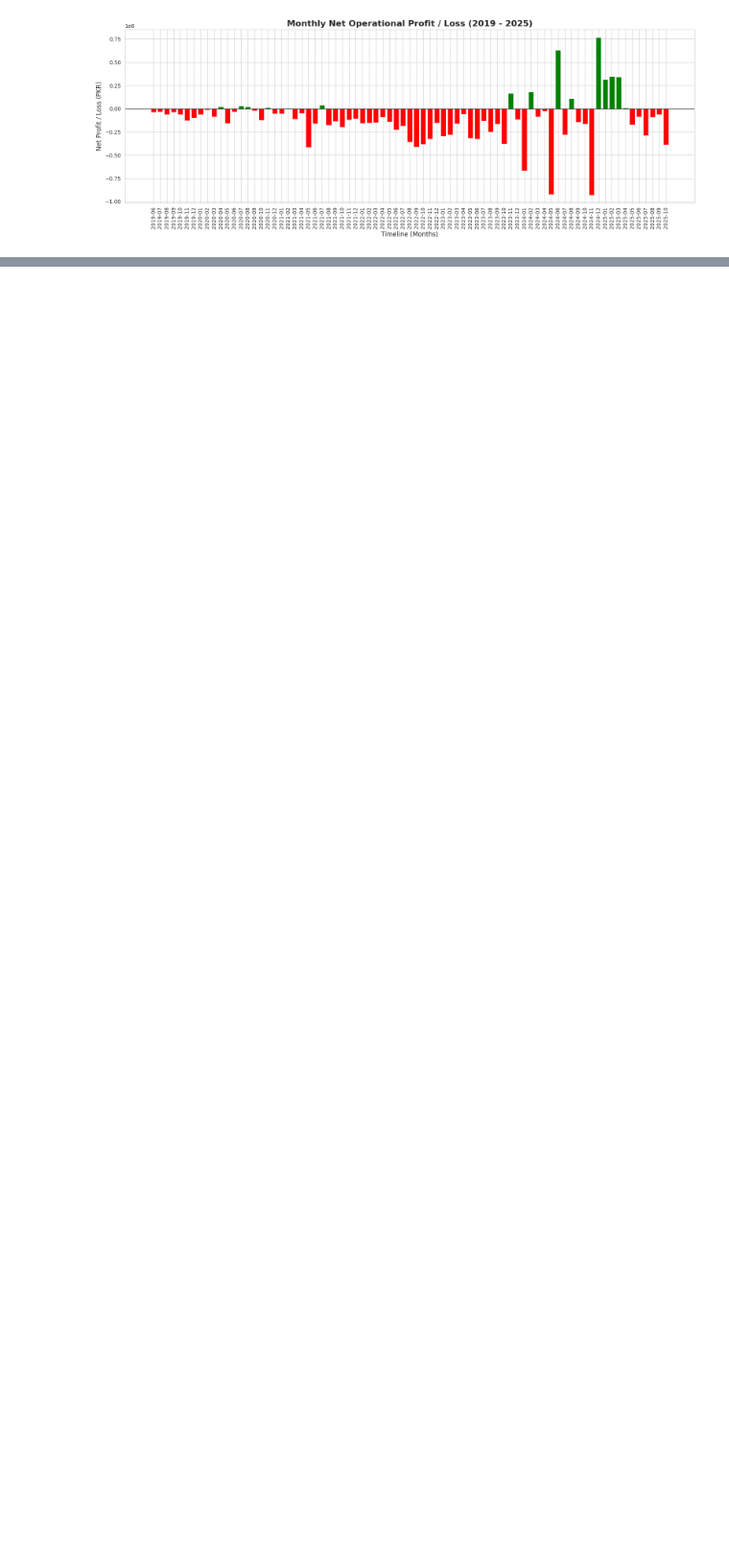
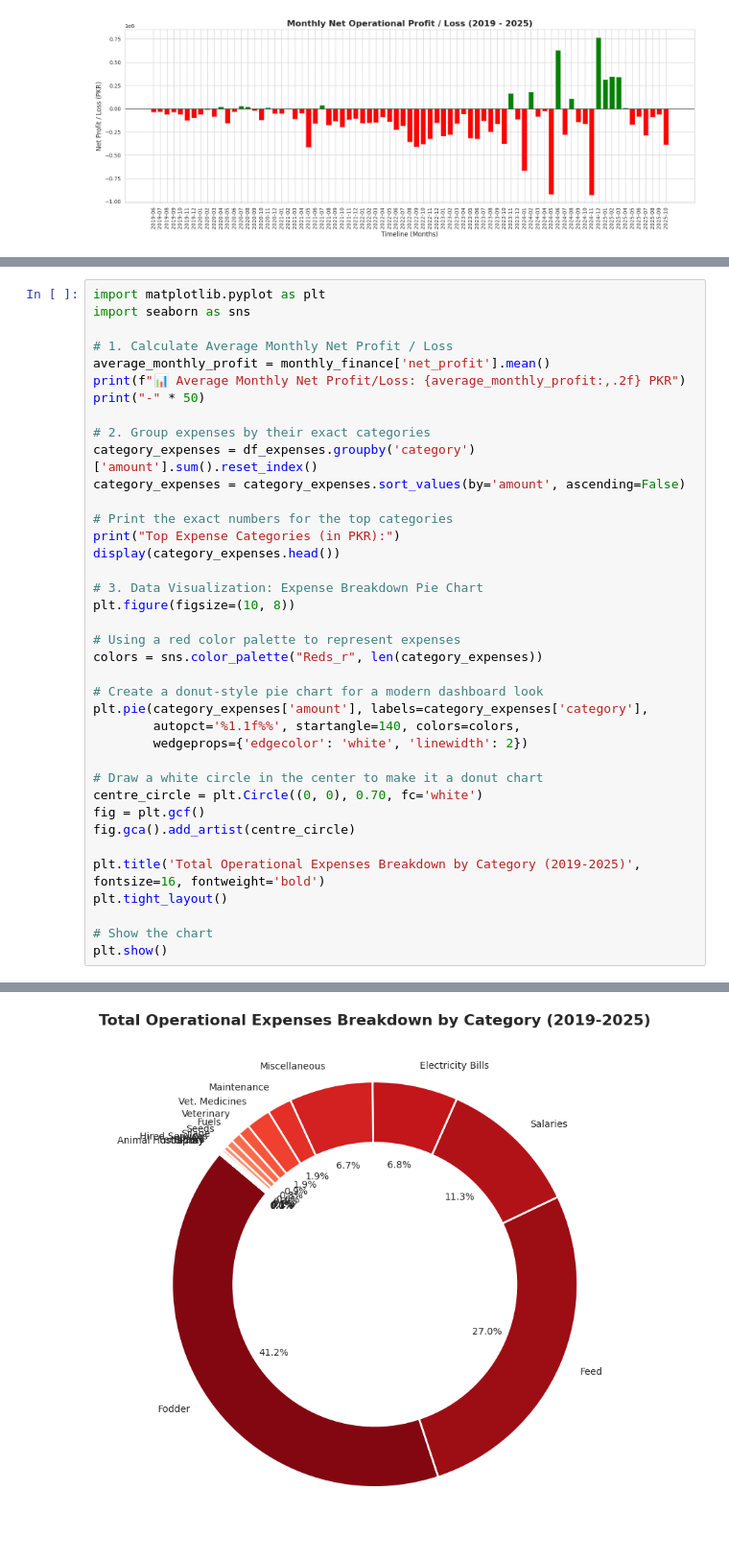
Before and after one commit to imraniqbal/desi-farm-etl-and-analysis, a Jupyter notebook: desi-farm-case-study-exploratory-data-analysis.ipynb, the cells around one changed output, grey strips where cells are left out. Shown at 96% size. Saved outputs shown, nothing was run; the diff lists cells and outputs as text; blank space fills up the shorter version.

Commit message:
Kaggle Notebook | Desi Farm: Case Study & Exploratory Data Analysis  | Version 2

```diff
--- a/desi-farm-case-study-exploratory-data-analysis.ipynb
+++ b/desi-farm-case-study-exploratory-data-analysis.ipynb
@@ -170,0 +181,39 @@ plt.show()
+# %%
+import matplotlib.pyplot as plt
+import seaborn as sns
+
+# 1. Calculate Average Monthly Net Profit / Loss
+average_monthly_profit = monthly_finance['net_profit'].mean()
+print(f"📊 Average Monthly Net Profit/Loss: {average_monthly_profit:,.2f} PKR")
+print("-" * 50)
+
+# 2. Group expenses by their exact categories
+category_expenses = df_expenses.groupby('category')['amount'].sum().reset_index()
+category_expenses = category_expenses.sort_values(by='amount', ascending=False)
+
+# Print the exact numbers for the top categories
+print("Top Expense Categories (in PKR):")
+display(category_expenses.head())
+
+# 3. Data Visualization: Expense Breakdown Pie Chart
+plt.figure(figsize=(10, 8))
+
+# Using a red color palette to represent expenses
+colors = sns.color_palette("Reds_r", len(category_expenses))
+
+# Create a donut-style pie chart for a modern dashboard look
+plt.pie(category_expenses['amount'], labels=category_expenses['category'],
+        autopct='%1.1f%%', startangle=140, colors=colors,
+        wedgeprops={'edgecolor': 'white', 'linewidth': 2})
+
+# Draw a white circle in the center to make it a donut chart
+centre_circle = plt.Circle((0, 0), 0.70, fc='white')
+fig = plt.gcf()
+fig.gca().add_artist(centre_circle)
+
+plt.title('Total Operational Expenses Breakdown by Category (2019-2025)', fontsize=16, fontweight='bold')
+plt.tight_layout()
+
+# Show the chart
+plt.show()
+# %% [output]
@@ -170,0 +229 @@ plt.show()
+[figure, added]
```
Also changed, not shown: parts of 7 cells of this notebook.
